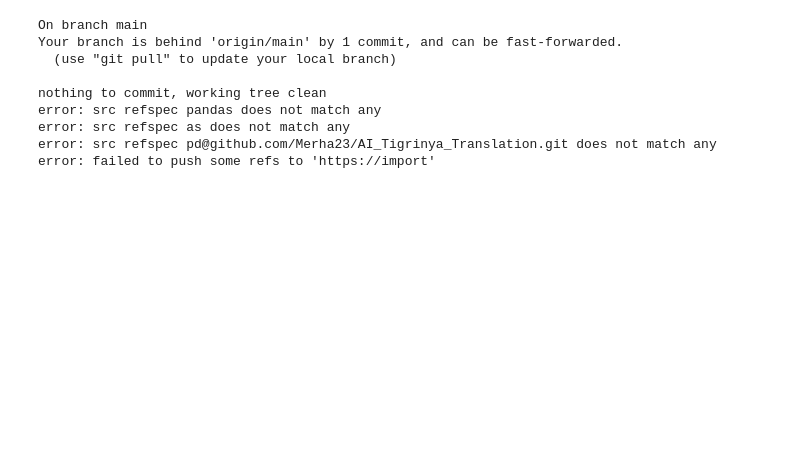
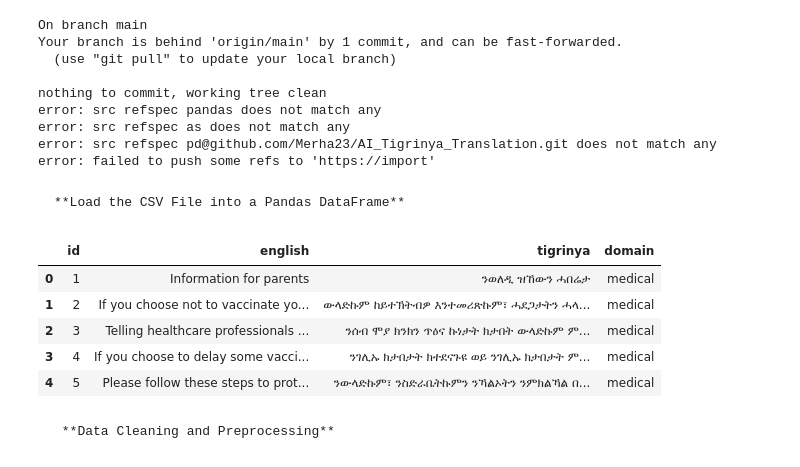
Before and after one commit to Merha23/AI_Tigrinya_Translation, a Jupyter notebook: Final_Project_Source_Code_Program.ipynb, the cells around one changed output. Drawn from its saved outputs; the diff is of its cells as text; code cells hidden in the pictures; blank space fills up the shorter version.

```diff
--- a/Final_Project_Source_Code_Program.ipynb
+++ b/Final_Project_Source_Code_Program.ipynb
@@ -111,3 +111,5 @@ error: src refspec pandas does not match any
 error: src refspec as does not match any
 error: src refspec pd@github.com/Merha23/AI_Tigrinya_Translation.git does not match any
 error: failed to push some refs to 'https://import'
+# %% [markdown]
+    **Load the CSV File into a Pandas DataFrame**
@@ -113,0 +118,13 @@ error: failed to push some refs to 'https://import'
+# %%
+df = pd.read_csv("Medical Translation.csv")
+# %%
+df.head()
+# %% [output]
+|  | id | english | tigrinya | domain |
+| 0 | 1 | Information for parents | ንወለዲ ዝኸውን ሓበሬታ | medical |
+| 1 | 2 | If you choose not to vaccinate yo... | ውላድኩም ከይተኽትብዎ እንተመሪጽኩም፣ ሓደጋታትን ሓላ... | medical |
+| 2 | 3 | Telling healthcare professionals ... | ንሰብ ሞያ ክንክን ጥዕና ኩነታት ክታበት ውላድኩም ም... | medical |
+| 3 | 4 | If you choose to delay some vacci... | ንገሊኡ ክታበታት ክተደናጉዩ ወይ ንገሊኡ ክታበታት ም... | medical |
+| 4 | 5 | Please follow these steps to prot... | ንውላድኩም፣ ንስድራቤትኩምን ንኻልኦትን ንምክልኻል በ... | medical |
+# %% [markdown]
+     **Data Cleaning and Preprocessing**
```
Also changed, not shown: parts of 23 cells of this notebook.
